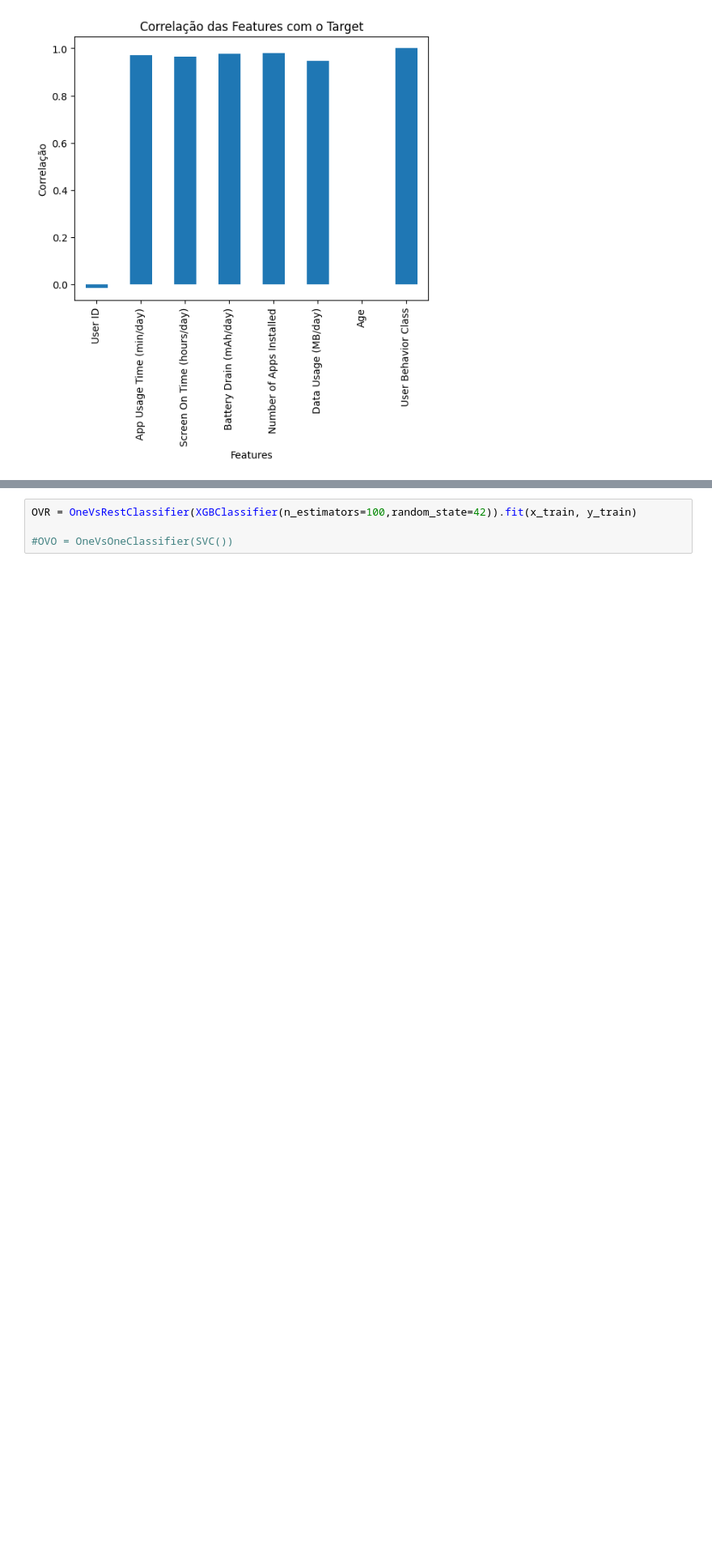
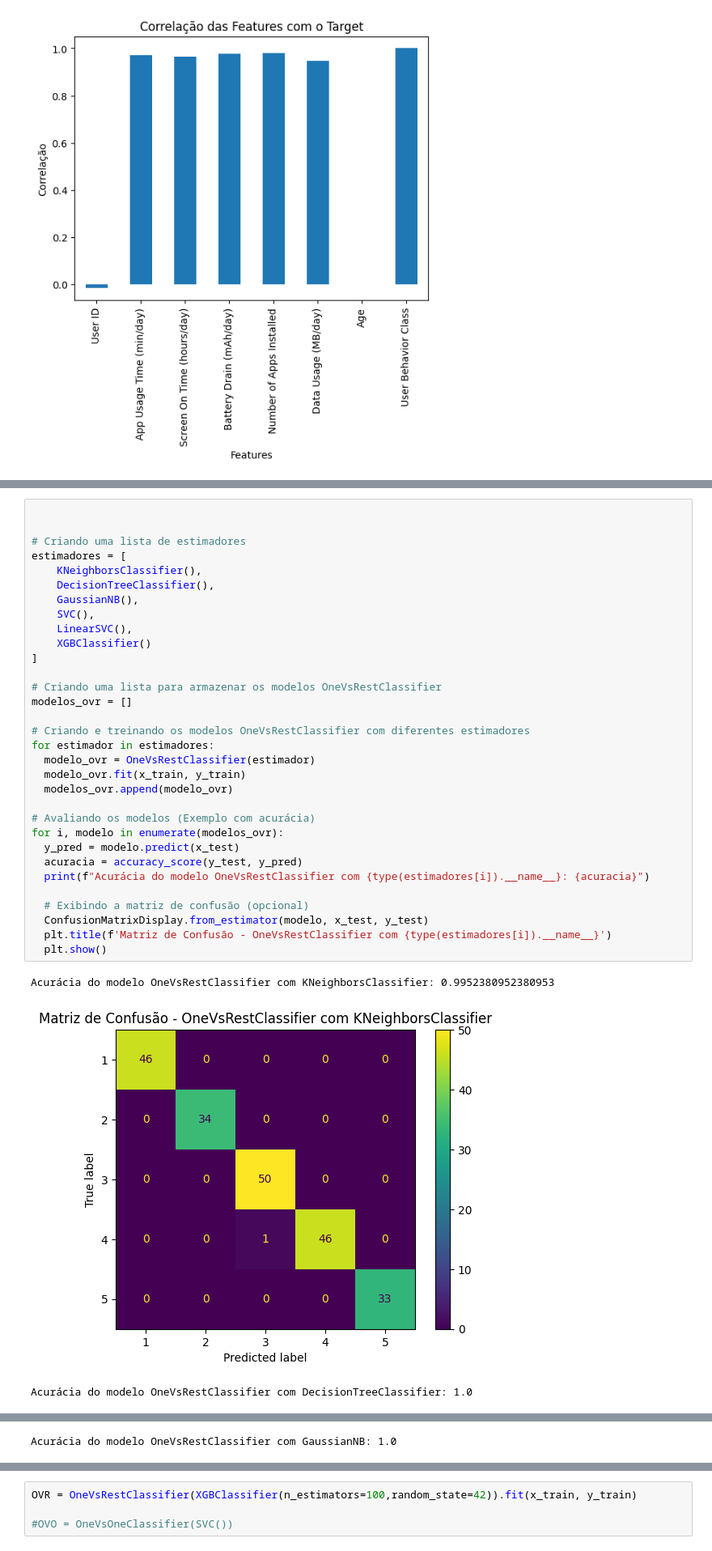
Before and after one commit to LFelipes91/MVP-Machine_Learning_-_Analytics, a Jupyter notebook: MVP_Machine_Learning_&_Analytics_Luiz_Felipe_Silva.ipynb, the cells around one changed output, grey strips where cells are left out. Shown: that part at 81% size. Saved outputs shown, nothing was run; the diff lists cells and outputs as text; blank space fills up the shorter version.

```diff
--- a/MVP_Machine_Learning_&_Analytics_Luiz_Felipe_Silva.ipynb
+++ b/MVP_Machine_Learning_&_Analytics_Luiz_Felipe_Silva.ipynb
@@ -279,3 +284,39 @@ O modelo foi devidamente treinado? Foi observado problema de underfitting?
 Há algum método avançado ou mais complexo que possa ser avaliado?
 
 Posso criar um comitê de modelos diferentes para o problema (ensembles)?
+# %%
+
+
+# Criando uma lista de estimadores
+estimadores = [
+    KNeighborsClassifier(),
+    DecisionTreeClassifier(),
+    GaussianNB(),
+    SVC(),
+    LinearSVC(),
+    XGBClassifier()
+]
+
+# Criando uma lista para armazenar os modelos OneVsRestClassifier
+modelos_ovr = []
+
+# Criando e treinando os modelos OneVsRestClassifier com diferentes estimadores
+for estimador in estimadores:
+  modelo_ovr = OneVsRestClassifier(estimador)
+  modelo_ovr.fit(x_train, y_train)
+  modelos_ovr.append(modelo_ovr)
+
+# Avaliando os modelos (Exemplo com acurácia)
+for i, modelo in enumerate(modelos_ovr):
+  y_pred = modelo.predict(x_test)
+  acuracia = accuracy_score(y_test, y_pred)
+  print(f"Acurácia do modelo OneVsRestClassifier com {type(estimadores[i]).__name__}: {acuracia}")
+
+  # Exibindo a matriz de confusão (opcional)
+  ConfusionMatrixDisplay.from_estimator(modelo, x_test, y_test)
+  plt.title(f'Matriz de Confusão - OneVsRestClassifier com {type(estimadores[i]).__name__}')
+  plt.show()
+# %% [output]
+Acurácia do modelo OneVsRestClassifier com KNeighborsClassifier: 0.9952380952380953
+[figure, added]
+Acurácia do modelo OneVsRestClassifier com DecisionTreeClassifier: 1.0
@@ -281,0 +324 @@ Posso criar um comitê de modelos diferentes para o problema (ensembles)?
+Acurácia do modelo OneVsRestClassifier com GaussianNB: 1.0
```
Also changed, not shown: parts of 12 cells of this notebook.
